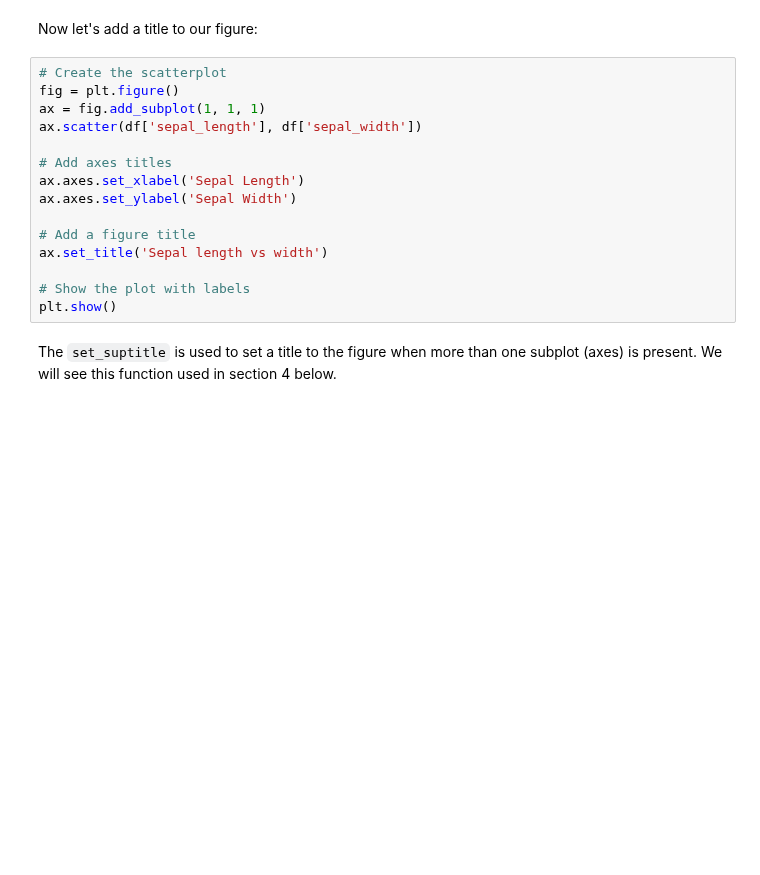
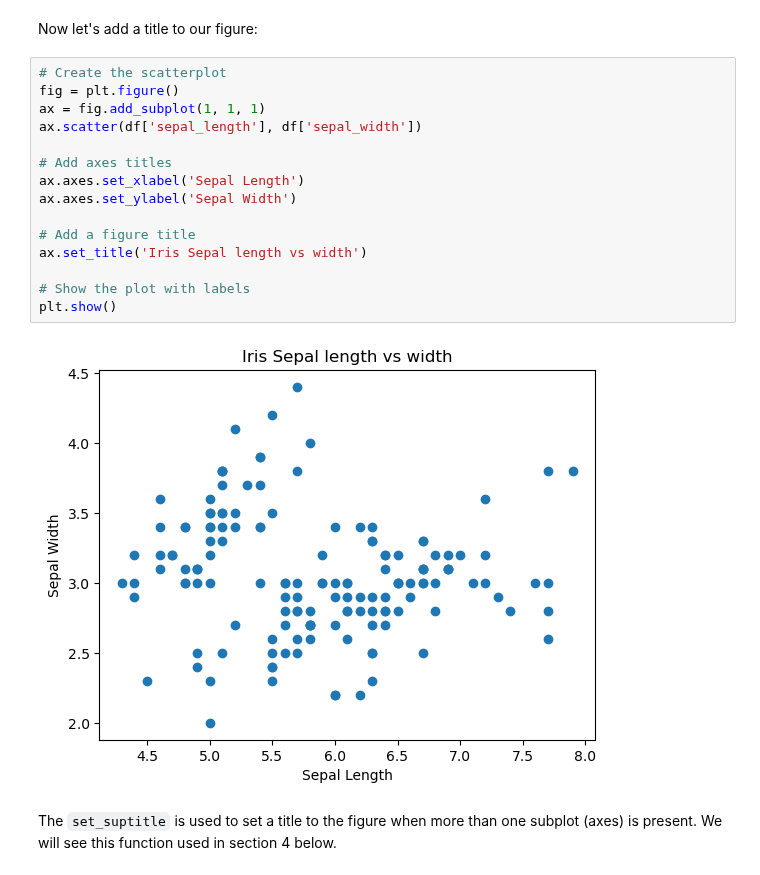
Before and after one commit to ninkuu/Data-Analytics-With-Python, a Jupyter notebook: Module2-Data_Analytics/A07-Matplotlib.ipynb, the cells around one changed output. Saved outputs shown, nothing was run; the diff lists cells and outputs as text; blank space fills up the shorter version.

```diff
--- a/Module2-Data_Analytics/A07-Matplotlib.ipynb
+++ b/Module2-Data_Analytics/A07-Matplotlib.ipynb
@@ -204,18 +206,20 @@ Now let's add a title to our figure:
 # %%
 # Create the scatterplot
 fig = plt.figure()
 ax = fig.add_subplot(1, 1, 1)
 ax.scatter(df['sepal_length'], df['sepal_width'])
 
 # Add axes titles
 ax.axes.set_xlabel('Sepal Length')
 ax.axes.set_ylabel('Sepal Width')
 
 # Add a figure title
-ax.set_title('Sepal length vs width')
+ax.set_title('Iris Sepal length vs width')
 
 # Show the plot with labels
 plt.show()
+# %% [output]
+[figure, added]
 # %% [markdown]
 The `set_suptitle` is used to set a title to the figure when more than one subplot (axes) is present. We will see this function used in section 4 below.
 # %% [markdown]
```
Also changed, not shown: parts of 2 cells of this notebook.
